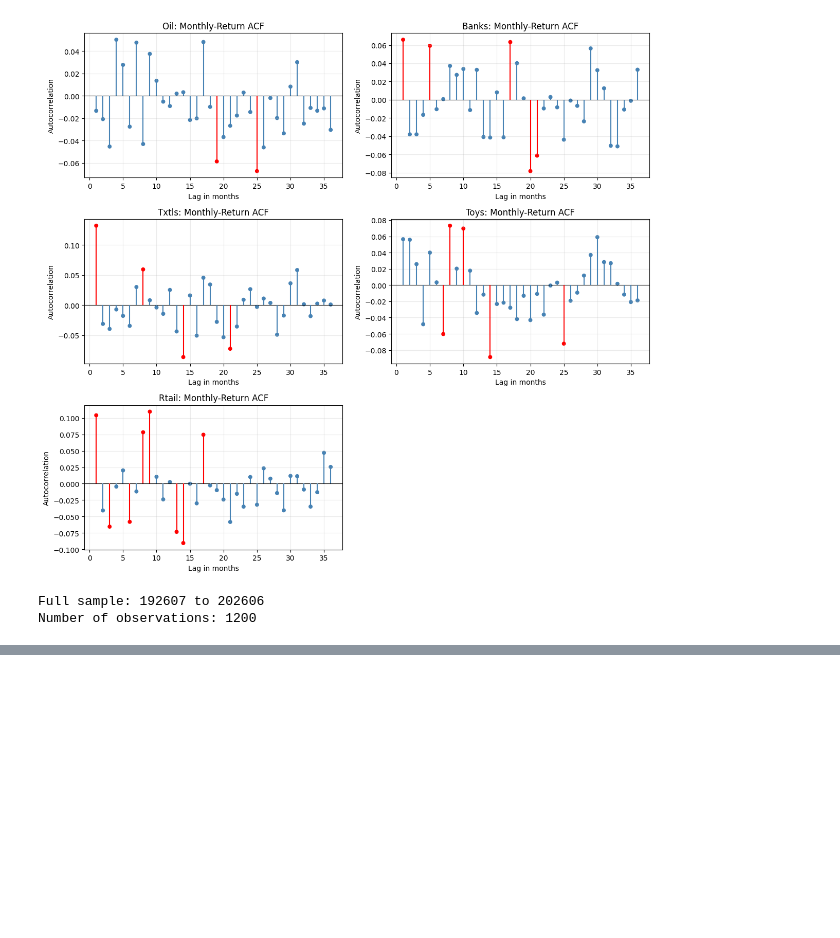
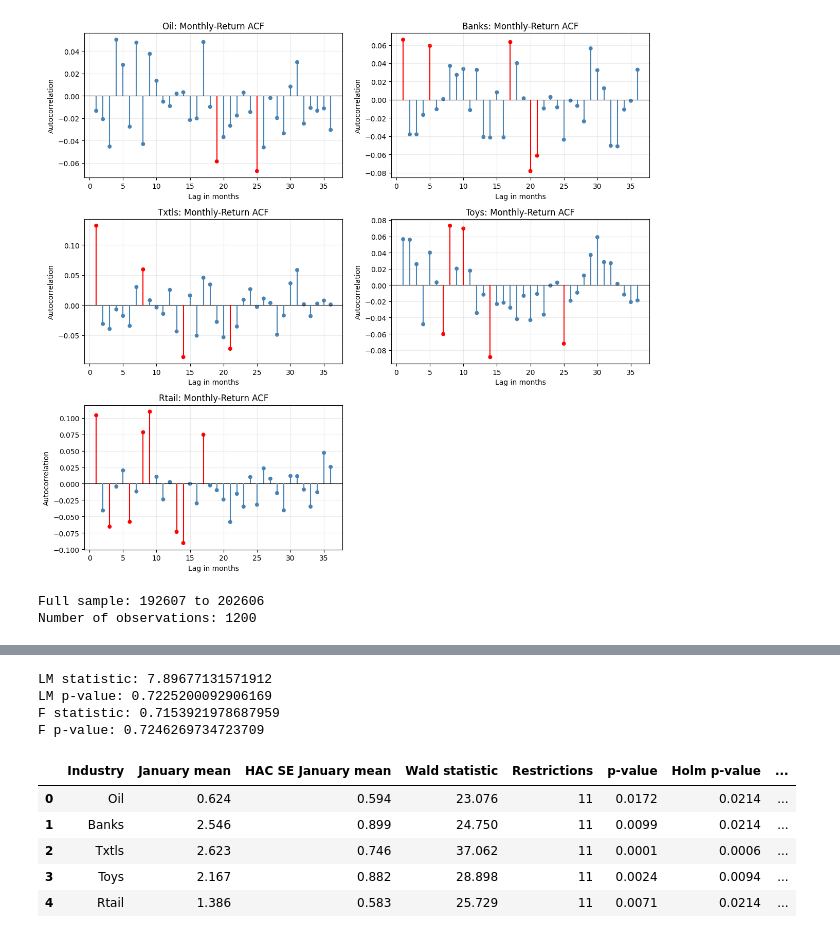
Before and after one commit to AntonioHarley/Empirical.finance.assigment, a Jupyter notebook: Antonio.ipynb, the cells around one changed output, grey strips where cells are left out. Cells and saved outputs as stored; diff of their text form; code cells hidden in the pictures; blank space fills up the shorter version.

```diff
--- a/Antonio.ipynb
+++ b/Antonio.ipynb
@@ -1082,0 +852,17 @@ display(robustness_table)
+# %%
+from statsmodels.stats.diagnostic import het_breuschpagan
+
+bp_test = het_breuschpagan(
+    ols_model.resid,
+    ols_model.model.exog
+)
+
+print("LM statistic:", bp_test[0])
+print("LM p-value:", bp_test[1])
+print("F statistic:", bp_test[2])
+print("F p-value:", bp_test[3])
+# %% [output]
+LM statistic: 7.89677131571912
+LM p-value: 0.7225200092906169
+F statistic: 0.7153921978687959
+F p-value: 0.7246269734723709
@@ -1082,0 +973,39 @@ display(robustness_table)
+# %%
+joint_test_results = pd.DataFrame(
+    joint_test_results
+)
+
+# Correct for testing five industries
+joint_test_results["Holm p-value"] = multipletests(
+    joint_test_results["p-value"],
+    method="holm"
+)[1]
+
+joint_test_results["Seasonality at 5%"] = np.where(
+    joint_test_results["p-value"] < 0.05,
+    "Yes",
+    "No"
+)
+
+joint_test_results["Seasonality after Holm"] = np.where(
+    joint_test_results["Holm p-value"] < 0.05,
+    "Yes",
+    "No"
+)
+
+display(
+    joint_test_results.round({
+        "January mean": 3,
+        "HAC SE January mean": 3,
+        "Wald statistic": 3,
+        "p-value": 4,
+        "Holm p-value": 4
+    })
+)
+# %% [output]
+|  | Industry | January mean | HAC SE January mean | Wald statistic | Restrictions | p-value | Holm p-value | ... |
+| 0 | Oil | 0.624 | 0.594 | 23.076 | 11 | 0.0172 | 0.0214 | ... |
+| 1 | Banks | 2.546 | 0.899 | 24.750 | 11 | 0.0099 | 0.0214 | ... |
+| 2 | Txtls | 2.623 | 0.746 | 37.062 | 11 | 0.0001 | 0.0006 | ... |
+| 3 | Toys | 2.167 | 0.882 | 28.898 | 11 | 0.0024 | 0.0094 | ... |
+| 4 | Rtail | 1.386 | 0.583 | 25.729 | 11 | 0.0071 | 0.0214 | ... |
```
Also changed, not shown: parts of 21 cells of this notebook.
